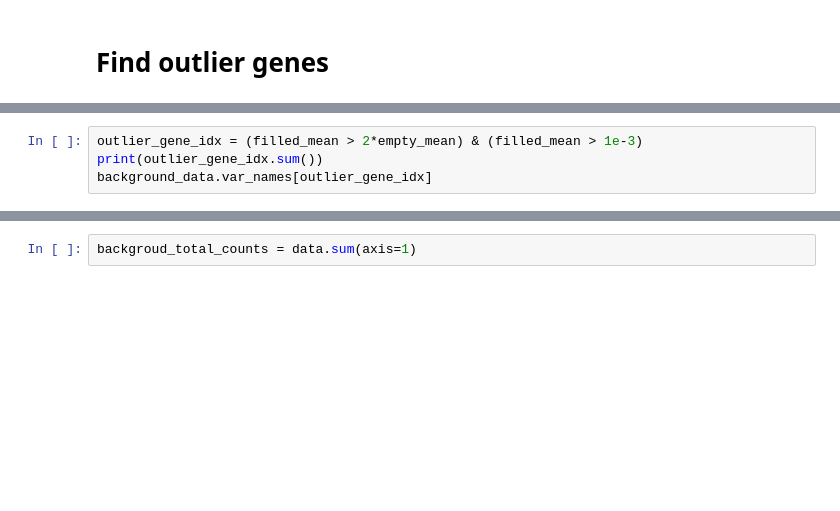
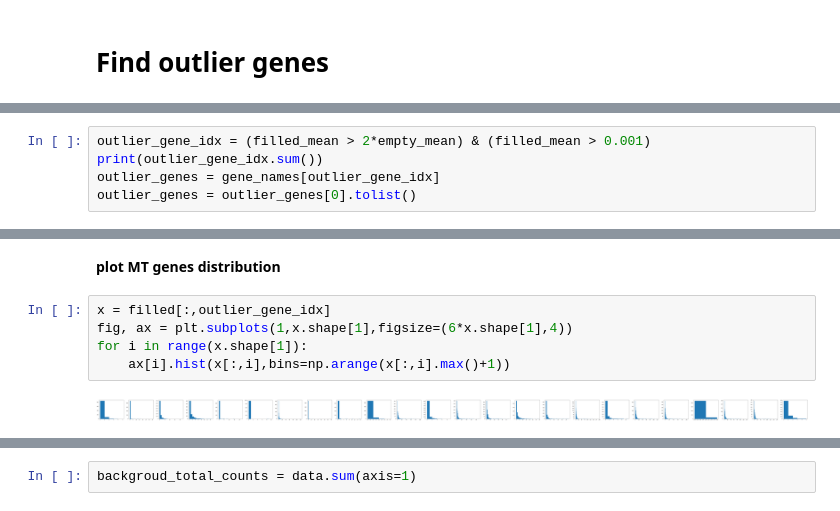
Before and after one commit to meichenfang/FP_2025, a Jupyter notebook: empty_droplets.ipynb, the cells around one changed output, grey strips where cells are left out. Drawn from its saved outputs; the diff is of its cells as text; blank space fills up the shorter version.

Commit message:
DE genes

```diff
--- a/empty_droplets.ipynb
+++ b/empty_droplets.ipynb
@@ -177,6 +196,7 @@ plt.ylim((0,0.01))
 # %%
-outlier_gene_idx = (filled_mean > 2*empty_mean) & (filled_mean > 1e-3)
+outlier_gene_idx = (filled_mean > 2*empty_mean) & (filled_mean > 0.001)
 print(outlier_gene_idx.sum())
-background_data.var_names[outlier_gene_idx]
+outlier_genes = gene_names[outlier_gene_idx]
+outlier_genes = outlier_genes[0].tolist()
 # %% [output]
 24
@@ -244,0 +224,9 @@ Tue Feb 21 22:50:20 2023 INFO Performing Enichr analysis on the following gene s
+# %% [markdown]
+**plot MT genes distribution**
+# %%
+x = filled[:,outlier_gene_idx]
+fig, ax = plt.subplots(1,x.shape[1],figsize=(6*x.shape[1],4))
+for i in range(x.shape[1]):
+    ax[i].hist(x[:,i],bins=np.arange(x[:,i].max()+1))
+# %% [output]
+[figure, added]
```
Also changed, not shown: parts of 11 cells of this notebook.
